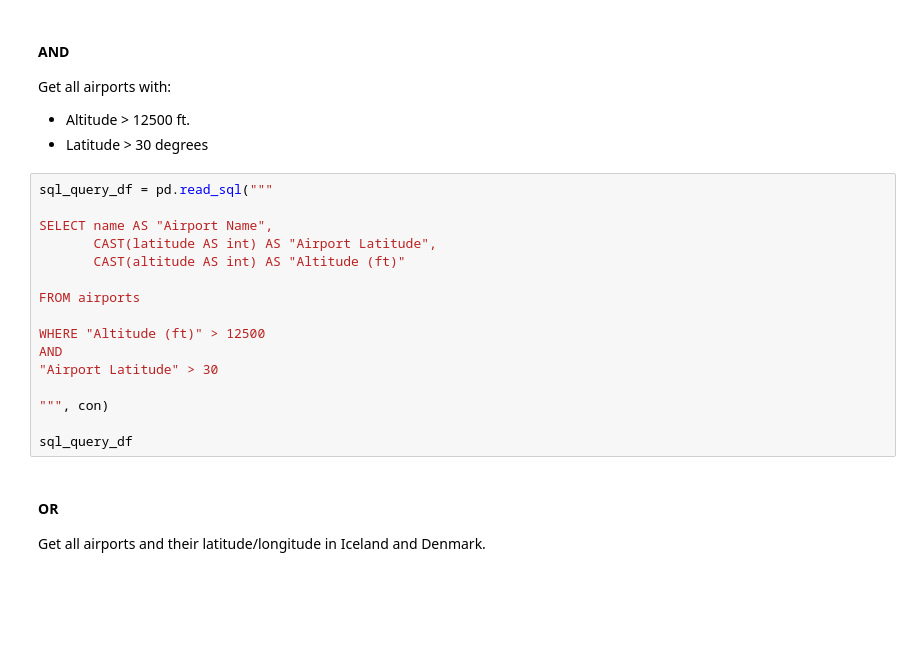
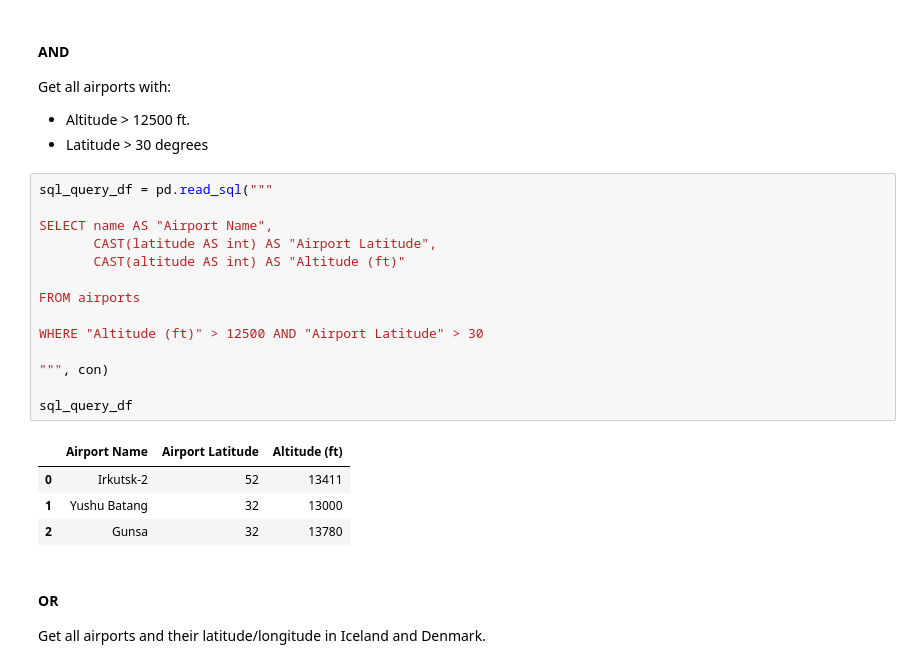
Before and after one commit to flatiron-school/NYC-DS-051622, a Jupyter notebook: Phase_1/Phase1_Topic6_Getting_Started_With_SQL/SQL_queries.ipynb, the cells around one changed output. Cells and saved outputs as stored; diff of their text form; blank space fills up the shorter version.

```diff
--- a/Phase_1/Phase1_Topic6_Getting_Started_With_SQL/SQL_queries.ipynb
+++ b/Phase_1/Phase1_Topic6_Getting_Started_With_SQL/SQL_queries.ipynb
@@ -409,19 +545,22 @@ Get all airports with:
 # %%
 sql_query_df = pd.read_sql("""
 
 SELECT name AS "Airport Name",
        CAST(latitude AS int) AS "Airport Latitude",
        CAST(altitude AS int) AS "Altitude (ft)"
 
 FROM airports
 
-WHERE "Altitude (ft)" > 12500
-AND
-"Airport Latitude" > 30
+WHERE "Altitude (ft)" > 12500 AND "Airport Latitude" > 30
 
 """, con)
 
 sql_query_df
+# %% [output]
+|  | Airport Name | Airport Latitude | Altitude (ft) |
+| 0 | Irkutsk-2 | 52 | 13411 |
+| 1 | Yushu Batang | 32 | 13000 |
+| 2 | Gunsa | 32 | 13780 |
 # %% [markdown]
 #### OR
 Get all airports and their latitude/longitude in Iceland and Denmark.
```
Also changed, not shown: parts of 25 cells of this notebook, 6 other files.
